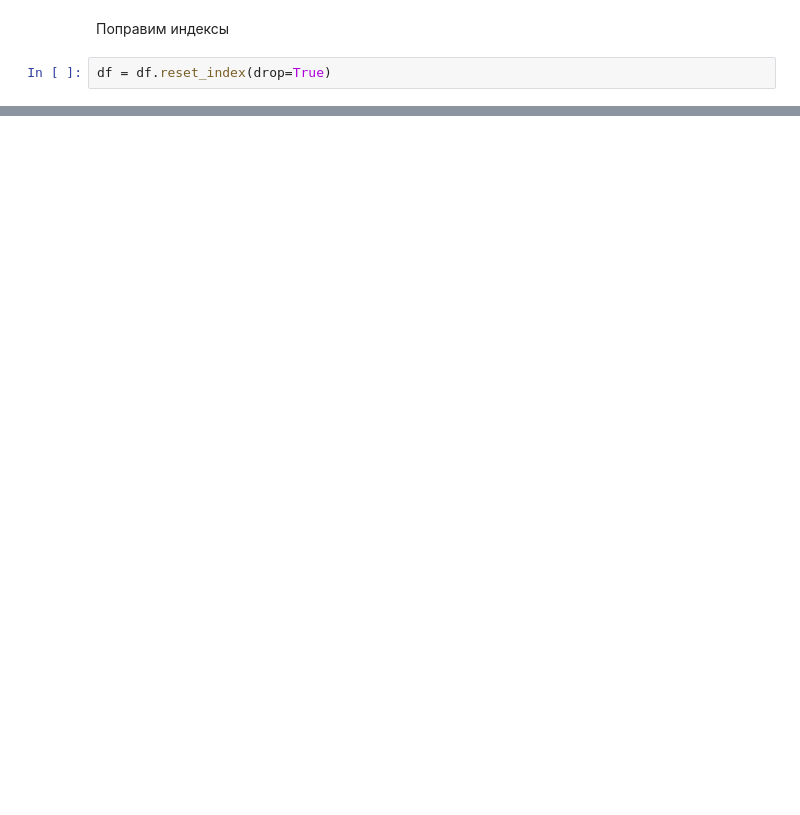
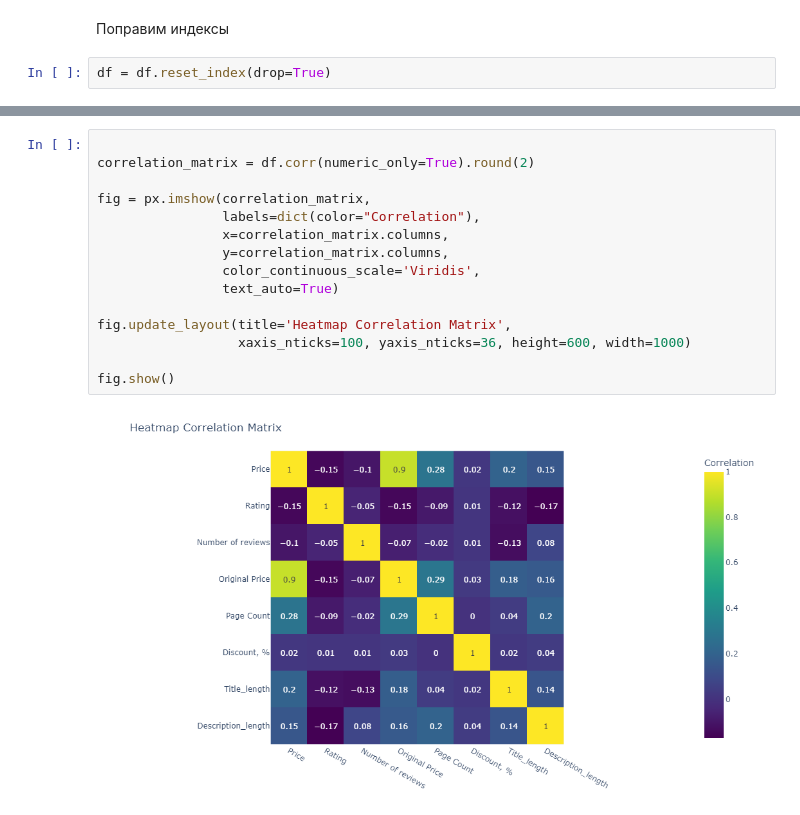
Before and after one commit to MAYBEVI4ER/GP_2, a Jupyter notebook: GP 2 - Scraping & API.ipynb, the cells around one changed output, grey strips where cells are left out. Cells and saved outputs as stored; diff of their text form; blank space fills up the shorter version.

```diff
--- a/GP 2 - Scraping & API.ipynb
+++ b/GP 2 - Scraping & API.ipynb
@@ -548,0 +737,17 @@ df = df.reset_index(drop=True)
+# %%
+
+correlation_matrix = df.corr(numeric_only=True).round(2)
+
+fig = px.imshow(correlation_matrix,
+                labels=dict(color="Correlation"),
+                x=correlation_matrix.columns,
+                y=correlation_matrix.columns,
+                color_continuous_scale='Viridis',
+                text_auto=True)
+
+fig.update_layout(title='Heatmap Correlation Matrix',
+                  xaxis_nticks=100, yaxis_nticks=36, height=600, width=1000)
+
+fig.show()
+# %% [output]
+[figure, added]
```
Also changed, not shown: parts of 35 cells of this notebook, 1 other file.
